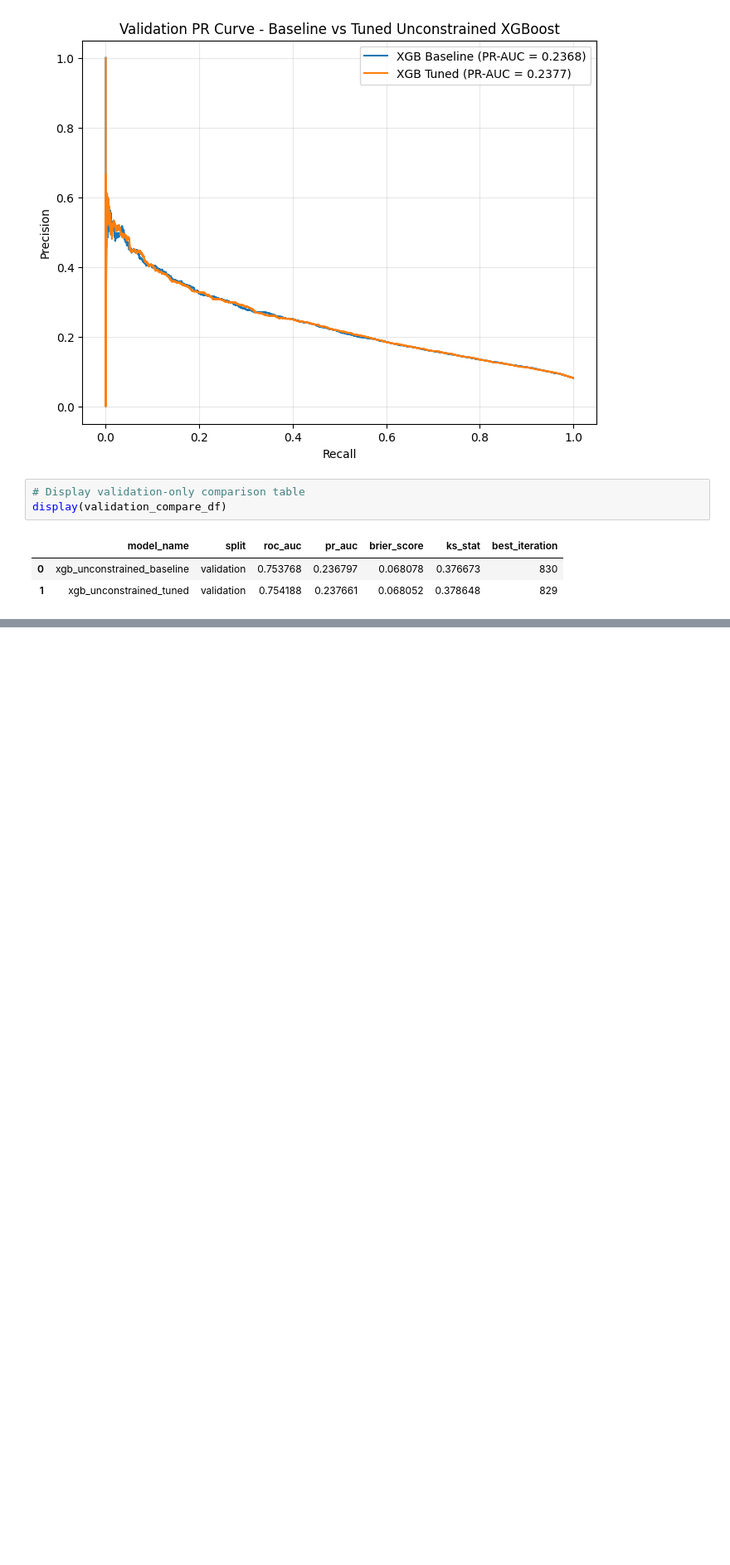
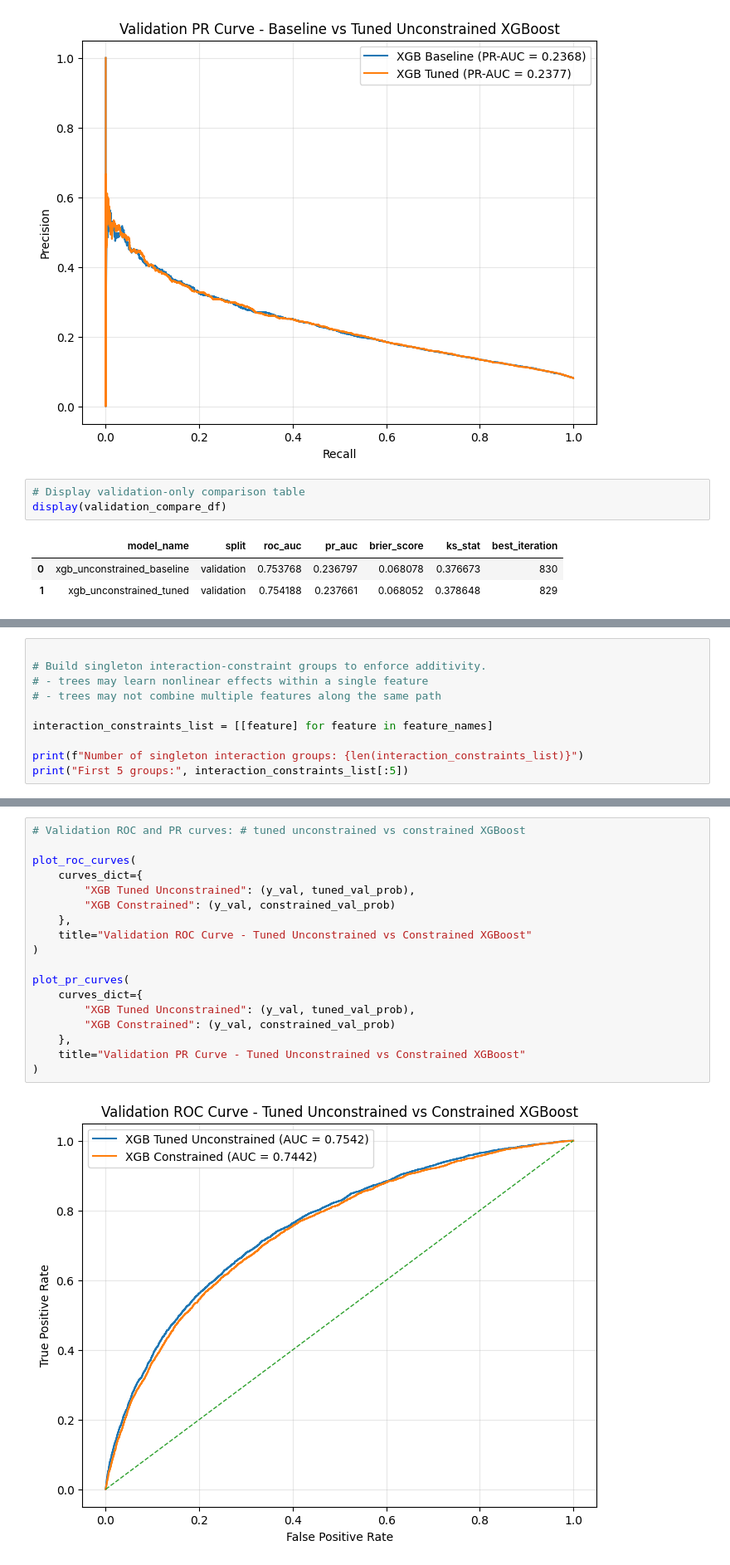
Before and after one commit to jlsampedromazon/credit-risk-model-constraint-eval, a Jupyter notebook: scripts/xgboost_models.ipynb, the cells around one changed output, grey strips where cells are left out. Shown at 83% size. Saved outputs shown, nothing was run; the diff lists cells and outputs as text; blank space fills up the shorter version.

```diff
--- a/scripts/xgboost_models.ipynb
+++ b/scripts/xgboost_models.ipynb
@@ -818,0 +1022,10 @@ for metric in metrics_to_plot:
+# %%
+
+# Build singleton interaction-constraint groups to enforce additivity.
+# - trees may learn nonlinear effects within a single feature
+# - trees may not combine multiple features along the same path
+
+interaction_constraints_list = [[feature] for feature in feature_names]
+
+print(f"Number of singleton interaction groups: {len(interaction_constraints_list)}")
+print("First 5 groups:", interaction_constraints_list[:5])
@@ -818,0 +1149,20 @@ for metric in metrics_to_plot:
+# %%
+# Validation ROC and PR curves: # tuned unconstrained vs constrained XGBoost
+
+plot_roc_curves(
+    curves_dict={
+        "XGB Tuned Unconstrained": (y_val, tuned_val_prob),
+        "XGB Constrained": (y_val, constrained_val_prob)
+    },
+    title="Validation ROC Curve - Tuned Unconstrained vs Constrained XGBoost"
+)
+
+plot_pr_curves(
+    curves_dict={
+        "XGB Tuned Unconstrained": (y_val, tuned_val_prob),
+        "XGB Constrained": (y_val, constrained_val_prob)
+    },
+    title="Validation PR Curve - Tuned Unconstrained vs Constrained XGBoost"
+)
+# %% [output]
+[figure, added]
```
Also changed, not shown: parts of 56 cells of this notebook.
